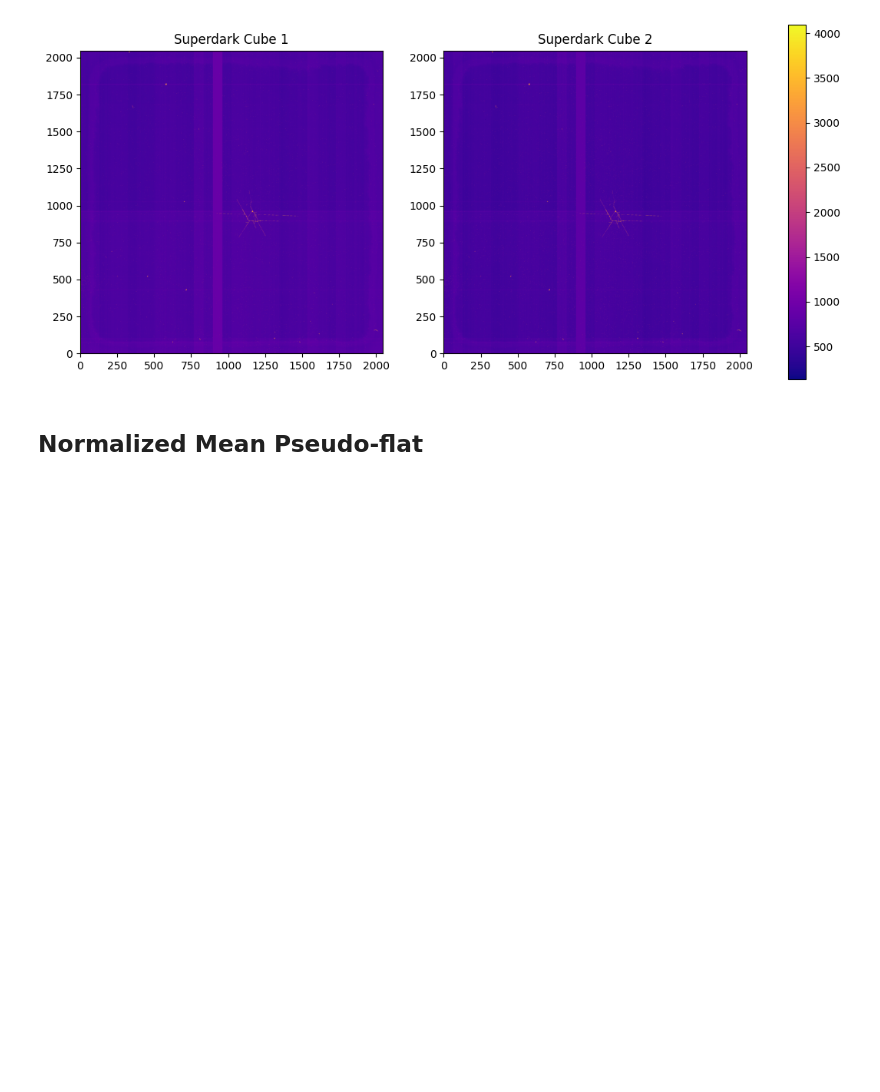
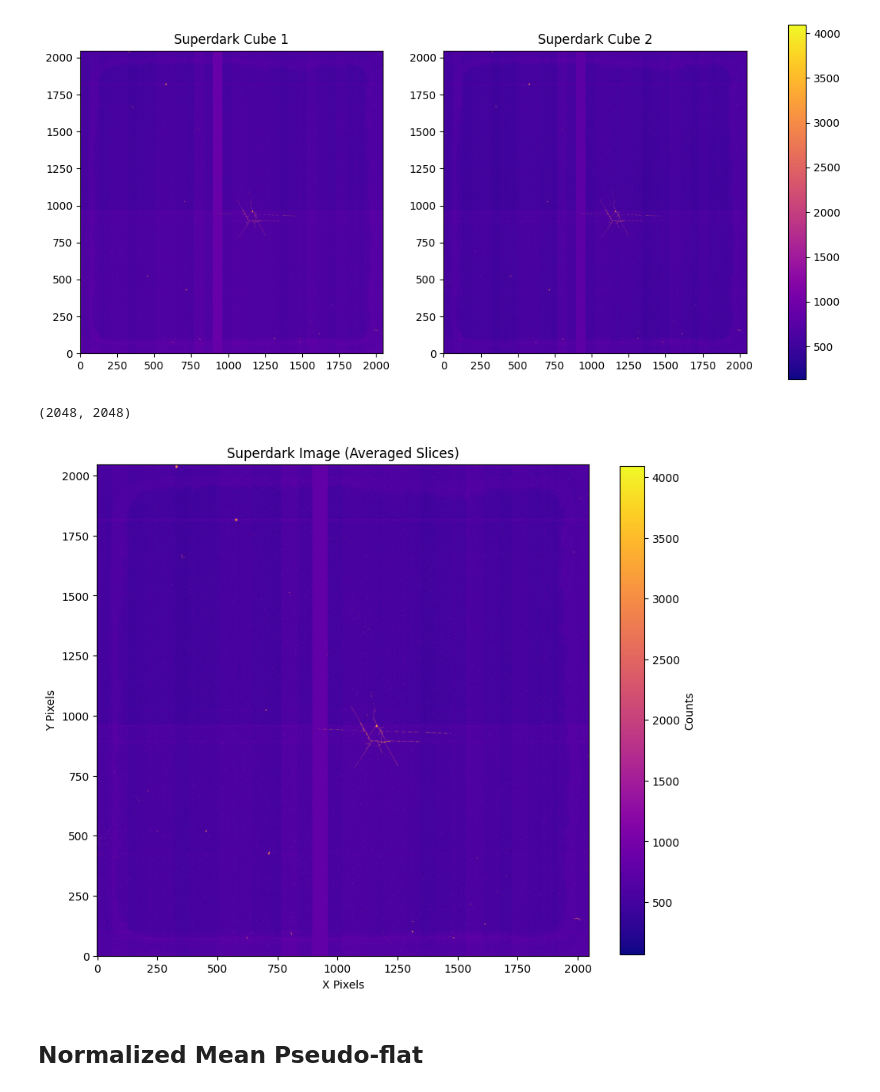
Before and after one commit to thomasnguyen21/LBTI_Summer2026, a Jupyter notebook: lbti_sum26.ipynb, the cells around one changed output. Saved outputs shown, nothing was run; the diff lists cells and outputs as text; code cells hidden in the pictures; blank space fills up the shorter version.

```diff
--- a/lbti_sum26.ipynb
+++ b/lbti_sum26.ipynb
@@ -143,6 +126,54 @@ plt.show()
 # %% [output]
 (2, 2048, 2048)
 [figure]
+# %%
+# ESSENTIALLY PRODUCING THE SAME RESULT BUT THIS TIME IT IS AN AVERAGED SUPERDARK IMAGE (2D) INSTEAD OF TWO SUPERDARK CUBES (3D)
+
+import numpy as np
+
+# setting up matplotlib
+import matplotlib.pyplot as plt
+
+# importing fits
+from astropy.io import fits
+
+import glob
+
+# call all the "dark" files
+dist_d_fnames = glob.glob('/Users/ariftushar/Downloads/LBTi APR 29, 2026 Data/51to100_Darks/*')
+
+# extract data into a SEPARATE variable for the 3D NumPy array
+dist_d_frames = np.array([fits.getdata(filename) for filename in dist_d_fnames])
+
+# create the mean dark image using the frames array
+dist_sd = np.average(dist_d_frames, axis=(0,1))
+print(dist_sd.shape)
+
+# extract the header of the first dark frame using the filename string
+info_dist_d = fits.getheader(dist_d_fnames[0])
+
+# copy the header and add reduction notes
+sd_hdr = info_dist_d.copy()
+sd_hdr["Reduct"] = "Averaging 50 frames with exposure of 0.302s each"
+
+# write the mean dark image data with updated header to a new FITS file
+mean_dark = fits.PrimaryHDU(data=dist_sd, header=sd_hdr)
+mean_dark.writeto("/Users/ariftushar/LBTI_Su26/Week 4_sd.fits", overwrite=True)
+
+# load and immediately average the slices along axis 0
+with fits.open("/Users/ariftushar/LBTI_Su26/Week 4_sd.fits") as hdul:
+    sd_2d = np.average(hdul[0].data, axis=0)
+
+# plot everything in a clean, compact block
+fig, ax = plt.subplots(figsize=(10, 10))
+im = ax.imshow(dist_sd, origin="lower", cmap="plasma")
+ax.set(title="Superdark Image (Averaged Slices)", xlabel="X Pixels", ylabel="Y Pixels")
+fig.colorbar(im, ax=ax, shrink=0.8, label="Counts")
+
+plt.show()
+# %% [output]
+(2048, 2048)
+[figure, added]
 # %% [markdown]
 ## Normalized Mean Pseudo-flat
 # %%
```
Also changed, not shown: parts of 8 cells of this notebook.
